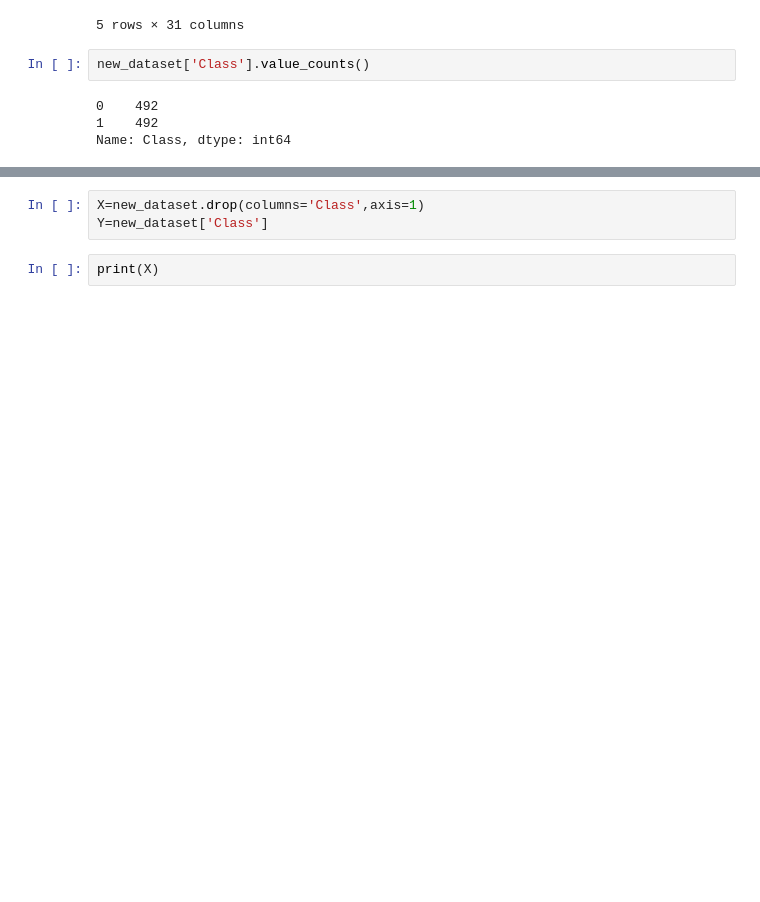
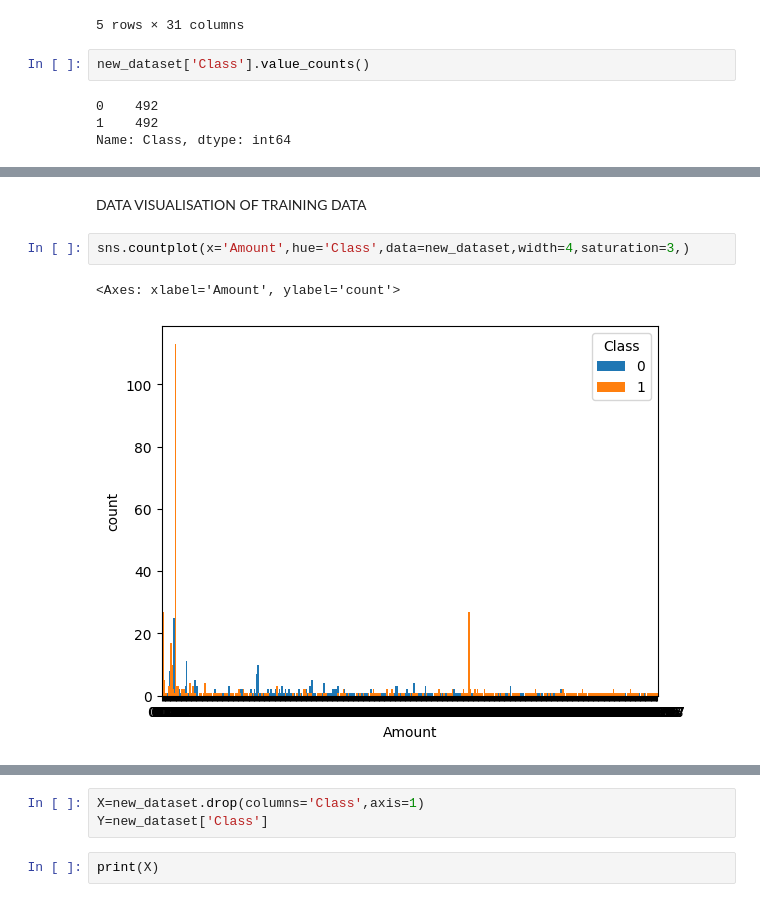
Before and after one commit to PreetiKumari2208/explore, a Jupyter notebook: Credict_Card_Fraud_Detection.ipynb, the cells around one changed output, grey strips where cells are left out. Cells and saved outputs as stored; diff of their text form; blank space fills up the shorter version.

```diff
--- a/Credict_Card_Fraud_Detection.ipynb
+++ b/Credict_Card_Fraud_Detection.ipynb
@@ -164,2 +165,9 @@ new_dataset.groupby('Class').mean()
 | 1 | 80746.806911 | -4.771948 | 3.623778 | -7.033281 | 4.542029 | -3.151225 | -1.397737 | -5.568731 | 0.570636 | -2.581123 | ... | ... |
 2 rows × 30 columns
+# %% [markdown]
+DATA VISUALISATION OF TRAINING DATA
+# %%
+sns.countplot(x='Amount',hue='Class',data=new_dataset,width=4,saturation=3,)
+# %% [output]
+<Axes: xlabel='Amount', ylabel='count'>
+[figure, added]
```
Also changed, not shown: parts of 17 cells of this notebook.
